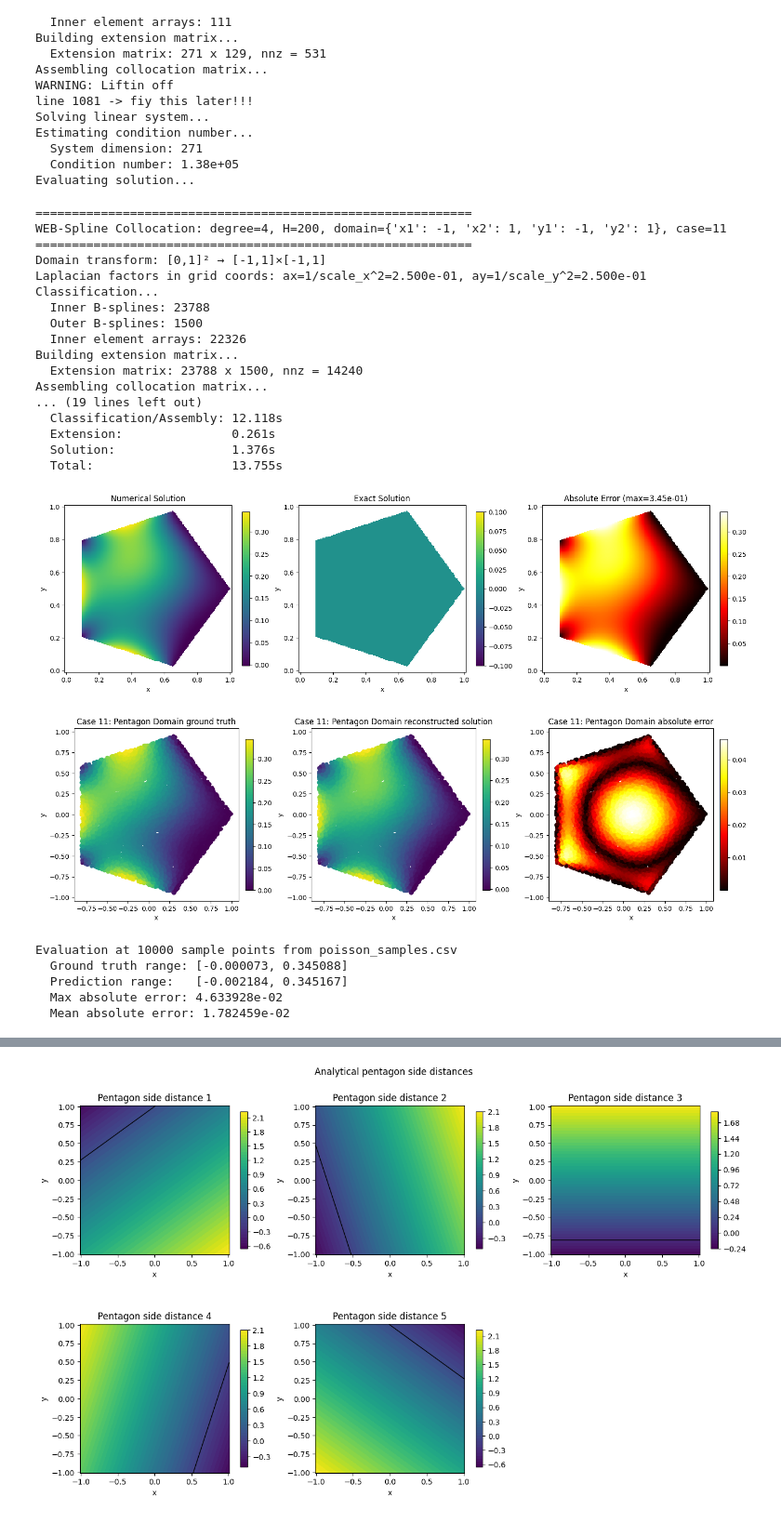
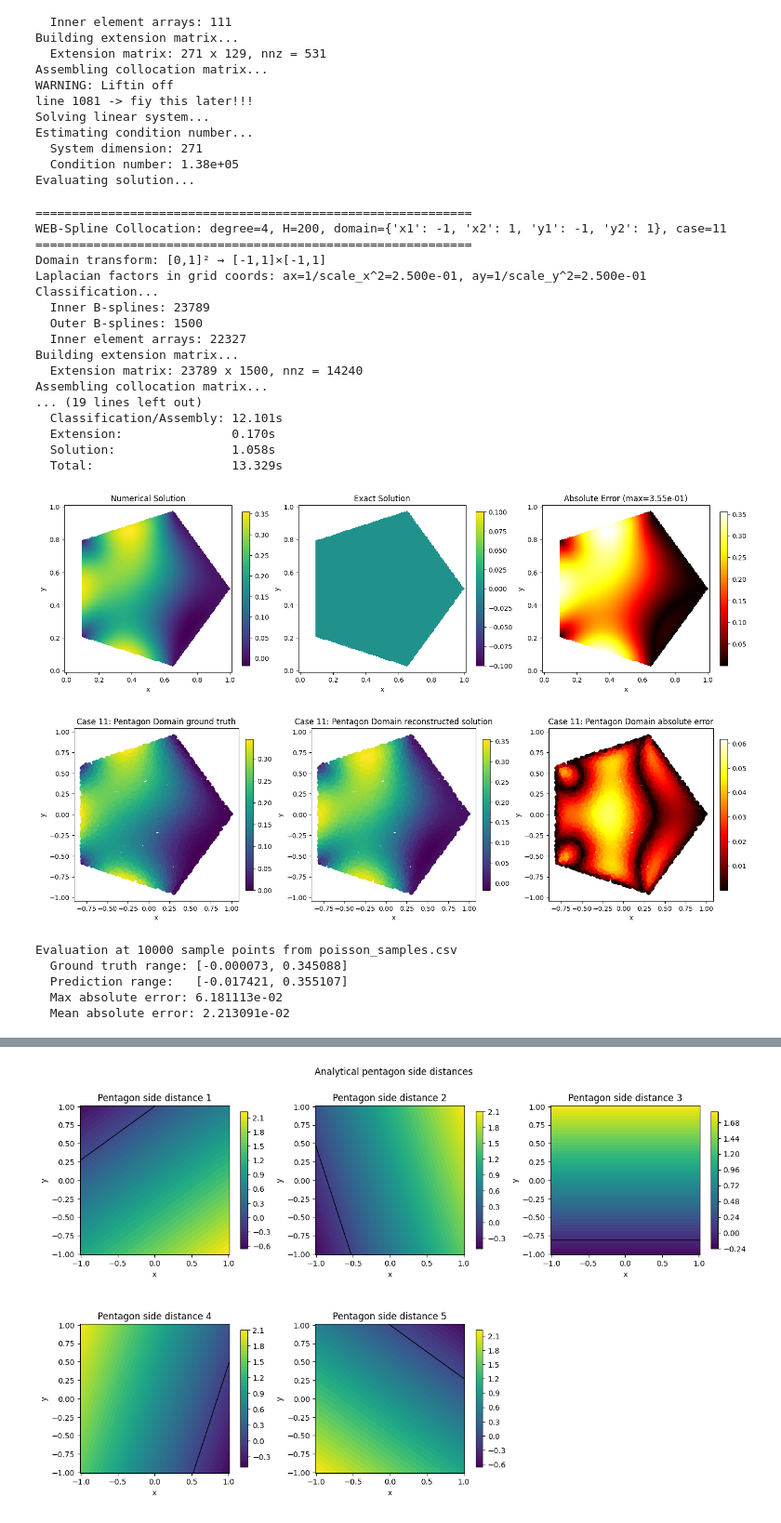
Before and after one commit to csgellert/NeuralIGA, a Jupyter notebook: advanced_neural_iga/advanced_colloc/colloc_results.ipynb, the cells around one changed output, grey strips where cells are left out. Shown at 93% size. Cells and saved outputs as stored; diff of their text form; code cells hidden in the pictures.

```diff
--- a/advanced_neural_iga/advanced_colloc/colloc_results.ipynb
+++ b/advanced_neural_iga/advanced_colloc/colloc_results.ipynb
@@ -106,43 +108,43 @@ import inhomogenous_boundary as ihbnd
 importlib.reload(ihbnd)
 
 # Analytical 5-output pentagon distance model.
 # Use the scalar adapter for run_example, and keep the 5-output model for model_ms.
-#model_MS = netdefs.load_test_model("SIREN_pentagon_MSSDF_02", "SIREN", params={"architecture": [2, 256, 256, 256, 5], "w_0": 15, "w_hidden": 30.0})
-model_MS = Geomertry.AnaliticalDistancePentagon_SideDistances(radius=1.0, rotation=0.0)
+model_MS = netdefs.load_test_model("SIREN_pentagon_MSSDF_02", "SIREN", params={"architecture": [2, 256, 256, 256, 5], "w_0": 15, "w_hidden": 30.0})
+#model_MS = Geomertry.AnaliticalDistancePentagon_SideDistances(radius=1.0, rotation=0.0)
 #model = ihbnd.sharp_min_distance_function(model_MS)
 #model = ihbnd.smooth_min_distance_function(model_MS, alpha=10.0)
 #model = ihbnd.sharp_min_distance_function_hollig(model=model_MS, delta = 0.05, gamma= 3)
 model = ihbnd.R_func_min(model=model_MS)
 # Enable return_coefficients=True so we can use the result for pointwise evaluation.
 res = cWEB.run_example(
     model=model,
     n=4,
     H=200,
     function_case=11,
     verbose=True,
     plot_mode='2d',
     return_coefficients=True,
     model_ms=model_MS,
 )
 # %% [output]
 ============================================================
 WEB-Spline Collocation: degree=4, H=200, domain={'x1': -1, 'x2': 1, 'y1': -1, 'y2': 1}, case=11
 ============================================================
 Domain transform: [0,1]² → [-1,1]×[-1,1]
 Laplacian factors in grid coords: ax=1/scale_x^2=2.500e-01, ay=1/scale_y^2=2.500e-01
 Classification...
-  Inner B-splines: 23788
+  Inner B-splines: 23789
   Outer B-splines: 1500
-  Inner element arrays: 22326
+  Inner element arrays: 22327
 Building extension matrix...
-  Extension matrix: 23788 x 1500, nnz = 14240
+  Extension matrix: 23789 x 1500, nnz = 14240
 Assembling collocation matrix...
 ... (19 lines left out)
-  Classification/Assembly: 12.118s
-  Extension:               0.261s
-  Solution:                1.376s
-  Total:                   13.755s
+  Classification/Assembly: 12.101s
+  Extension:               0.170s
+  Solution:                1.058s
+  Total:                   13.329s
-[figure, old version]
+[figure, new version]
 # %%
 # Plot ground truth, reconstructed solution, and absolute error at CSV sample points
 importlib.reload(ihbnd)
@@ -164,12 +166,12 @@ if 'recon_info' in res:
 else:
     print("Error: recon_info not found in result. Make sure return_coefficients=True was used.")
 # %% [output]
-[figure, old version]
+[figure, new version]
 Evaluation at 10000 sample points from poisson_samples.csv
   Ground truth range: [-0.000073, 0.345088]
-  Prediction range:   [-0.002184, 0.345167]
-  Max absolute error: 4.633928e-02
-  Mean absolute error: 1.782459e-02
+  Prediction range:   [-0.017421, 0.355107]
+  Max absolute error: 6.181113e-02
+  Mean absolute error: 2.213091e-02
 # %%
 # Interpolate the scattered samples and compare the inhomogeneous and homogeneous fields
 from pathlib import Path
```
Also changed, not shown: parts of 2 cells of this notebook, 1 other file.
